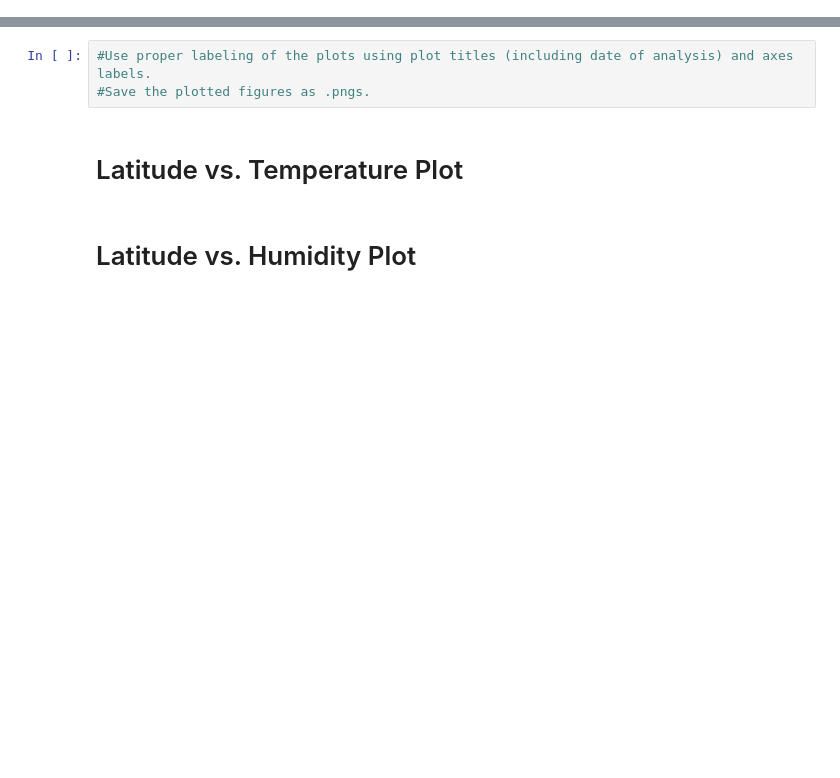
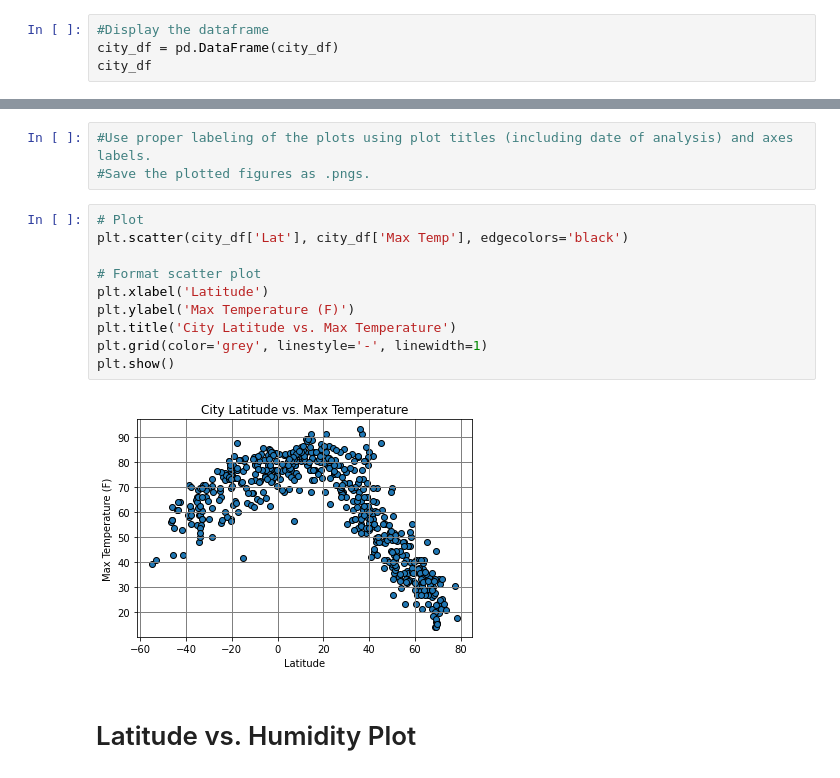
Before and after one commit to cbazzle/python-api-challenge, a Jupyter notebook: WeatherPy.ipynb, the cells around one changed output, grey strips where cells are left out. Drawn from its saved outputs; the diff is of its cells as text; blank space fills up the shorter version.

```diff
--- a/WeatherPy.ipynb
+++ b/WeatherPy.ipynb
@@ -136,0 +126,4 @@ ValueError: arrays must all be same length
+# %%
+#Display the dataframe
+city_df = pd.DataFrame(city_df)
+city_df
@@ -154,7 +158,17 @@ AttributeError: 'dict' object has no attribute 'count'
 # %%
 #Use proper labeling of the plots using plot titles (including date of analysis) and axes labels.
 #Save the plotted figures as .pngs.
-# %% [markdown]
-# Latitude vs. Temperature Plot
+# %%
+# Plot
+plt.scatter(city_df['Lat'], city_df['Max Temp'], edgecolors='black')
+
+# Format scatter plot
+plt.xlabel('Latitude')
+plt.ylabel('Max Temperature (F)')
+plt.title('City Latitude vs. Max Temperature')
+plt.grid(color='grey', linestyle='-', linewidth=1)
+plt.show()
+# %% [output]
+[figure, added]
 # %% [markdown]
 # Latitude vs. Humidity Plot
```
Also changed, not shown: parts of 27 cells of this notebook, 4 other files.
